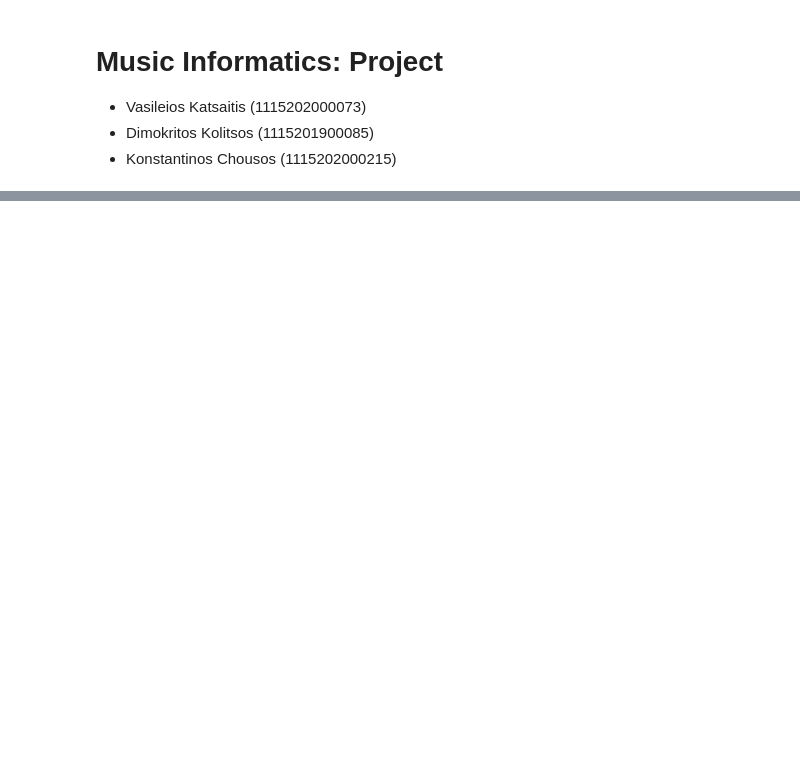
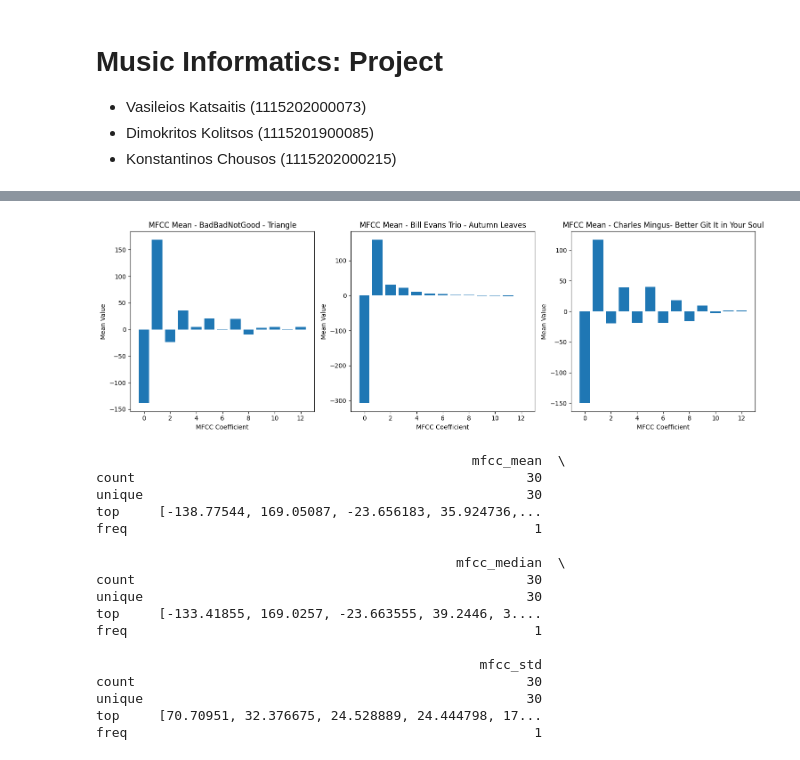
Before and after one commit to Music-Informatics-2024/Final-Project-2024, a Jupyter notebook: notebook_C.ipynb, the cells around one changed output, grey strips where cells are left out. Cells and saved outputs as stored; diff of their text form; code cells hidden in the pictures; blank space fills up the shorter version.

```diff
--- a/notebook_C.ipynb
+++ b/notebook_C.ipynb
@@ -171,0 +85,61 @@ plot_timbre_descriptors(df['timbre_descriptors'].iloc[20], sample_rate, title=df
+# %%
+import matplotlib.pyplot as plt
+
+def extract_mfccs(audio, sr, n_mfcc=13):
+    mfccs = librosa.feature.mfcc(y=audio, sr=sr, n_mfcc=n_mfcc)
+    return mfccs
+
+def compute_mfcc_stats(mfccs):
+    mean = np.mean(mfccs, axis=1)
+    median = np.median(mfccs, axis=1)
+    std = np.std(mfccs, axis=1)
+    return mean, median, std
+
+# Extract MFCCs and compute statistics for each song
+mfcc_features = []
+
+for _, row in df.iterrows():
+    mfccs = extract_mfccs(row['audio'], sample_rate)
+    mean, median, std = compute_mfcc_stats(mfccs)
+    mfcc_features.append({
+        'song_name': row['song_name'],
+        'genre': row['genre'],
+        'mfcc_mean': mean,
+        'mfcc_median': median,
+        'mfcc_std': std
+    })
+
+mfcc_df = pd.DataFrame(mfcc_features)
+
+# Visualize MFCC statistics for a few songs
+plt.figure(figsize=(15, 5))
+for i in range(3):  # Plot for the first 3 songs
+    plt.subplot(1, 3, i+1)
+    plt.bar(range(13), mfcc_df.iloc[i]['mfcc_mean'])
+    plt.title(f"MFCC Mean - {mfcc_df.iloc[i]['song_name']}")
+    plt.xlabel('MFCC Coefficient')
+    plt.ylabel('Mean Value')
+plt.tight_layout()
+plt.show()
+
+# Print summary statistics
+print(mfcc_df[['mfcc_mean', 'mfcc_median', 'mfcc_std']].describe())
+# %% [output]
+[figure, added]
+                                                mfcc_mean  \
+count                                                  30
+unique                                                 30
+top     [-138.77544, 169.05087, -23.656183, 35.924736,...
+freq                                                    1
+
+                                              mfcc_median  \
+count                                                  30
+unique                                                 30
+top     [-133.41855, 169.0257, -23.663555, 39.2446, 3....
+freq                                                    1
+
+                                                 mfcc_std
+count                                                  30
+unique                                                 30
+top     [70.70951, 32.376675, 24.528889, 24.444798, 17...
+freq                                                    1
```
Also changed, not shown: parts of 10 cells of this notebook, 27 other files.
